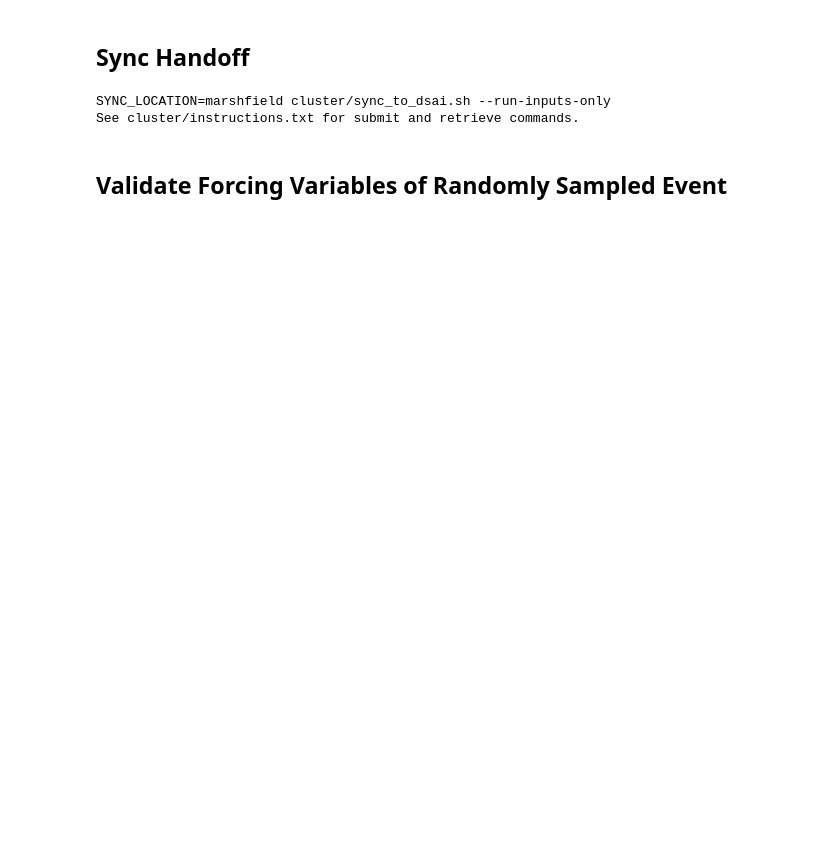
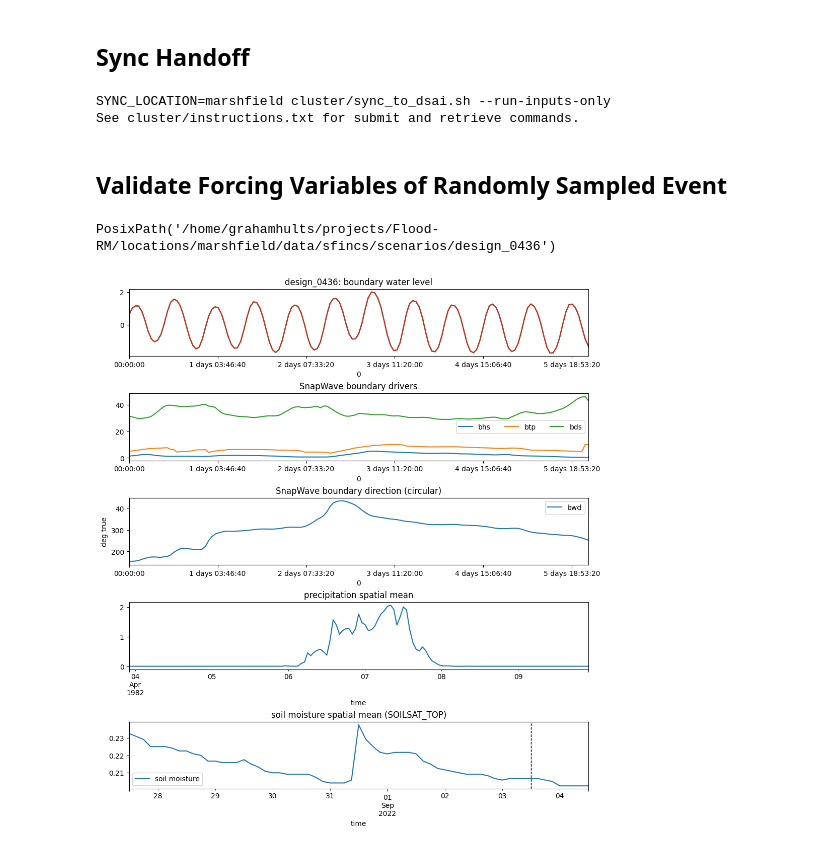
Before and after one commit to SusuXu-s-Lab/Flood-RM, a Jupyter notebook: locations/marshfield/02_flood/05_create_scenarios.ipynb, the cells around one changed output. Drawn from its saved outputs; the diff is of its cells as text; code cells hidden in the pictures; blank space fills up the shorter version.

Commit message:
circular wave dir

```diff
--- a/locations/marshfield/02_flood/05_create_scenarios.ipynb
+++ b/locations/marshfield/02_flood/05_create_scenarios.ipynb
@@ -60,7 +83,9 @@ See cluster/instructions.txt for submit and retrieve commands.
 # %%
 import json
 import matplotlib.pyplot as plt
+import numpy as np
 import xarray as xr
+from matplotlib.ticker import FuncFormatter
 
 scenarios_root = getattr(runtime, "sfincs_scenarios_root", None)
 if scenarios_root is None:
@@ -92,43 +117,64 @@ def dataset_mean_series(path):
         da = ds[next(iter(ds.data_vars))]
         return da.mean([d for d in da.dims if d != "time"]).to_series()
 
+def circular_mean_degrees(frame):
+    theta = np.deg2rad(frame.astype(float))
+    mean_sin = np.sin(theta).mean(axis=1)
+    mean_cos = np.cos(theta).mean(axis=1)
+    return pd.Series((np.rad2deg(np.arctan2(mean_sin, mean_cos)) + 360.0) % 360.0, index=frame.index)
+
+def unwrap_direction_degrees(series):
+    return pd.Series(np.rad2deg(np.unwrap(np.deg2rad(series.astype(float)))), index=series.index)
+
 panels = []
 if (event_dir / "sfincs.bzs").exists():
     wl = pd.read_csv(event_dir / "sfincs.bzs", sep=r"\s+", header=None).set_index(0)
     wl.index = pd.to_timedelta(wl.index, unit="s")
     panels.append((f"{event_dir.name}: boundary water level", [(wl, None)]))
 snap = []
-for fn in ["snapwave.bhs", "snapwave.btp", "snapwave.bwd", "snapwave.bds"]:
+bwd_unwrapped = None
+for fn in ["snapwave.bhs", "snapwave.btp", "snapwave.bds"]:
     if (event_dir / fn).exists():
         s = pd.read_csv(event_dir / fn, sep=r"\s+", header=None).set_index(0).mean(axis=1)
         s.index = pd.to_timedelta(s.index, unit="s")
         snap.append((s, fn.replace("snapwave.", "")))
 if snap:
     panels.append(("SnapWave boundary drivers", snap))
+if (event_dir / "snapwave.bwd").exists():
+    bwd = pd.read_csv(event_dir / "snapwave.bwd", sep=r"\s+", header=None).set_index(0)
+    bwd.index = pd.to_timedelta(bwd.index, unit="s")
+    bwd_unwrapped = unwrap_direction_degrees(circular_mean_degrees(bwd))
+    panels.append(("SnapWave boundary direction (circular)", [(bwd_unwrapped, "bwd")]))
 discharge_path = resolve_manifest_path(m.get("wflow_discharge_forcing"))
 if discharge_path and discharge_path.exists():
     panels.append(("Wflow-SFINCS discharge spatial/source mean", [(dataset_mean_series(discharge_path), None)]))
 precip_path = event_dir / m.get("netamprfile", "sfincs_netampr.nc")
 if precip_path.exists():
     panels.append(("precipitation spatial mean", [(dataset_mean_series(precip_path), None)]))
 sm_path = resolve_manifest_path(m.get("soil_moisture_member_file"))
 sm_time = m.get("soil_moisture_member_time") or m.get("event_reference_time") or m.get("rainfall_member_time") or m.get("run_start")
 if sm_path and sm_path.exists() and sm_time:
     sm_t = pd.Timestamp(sm_time)
     var = m.get("soil_moisture_summary", {}).get("soil_moisture_variable", "SOILSAT_TOP")
     sm = pd.read_csv(sm_path, usecols=["time", var], parse_dates=["time"])
     sm = sm[sm["time"].between(sm_t - pd.Timedelta(days=7), sm_t + pd.Timedelta(days=1))]
     panels.append((f"soil moisture spatial mean ({var})", [(sm.groupby("time")[var].mean(), "soil moisture")]))
 
 fig, axes = plt.subplots(len(panels), 1, figsize=(10, max(2.2 * len(panels), 4)), constrained_layout=True)
 if len(panels) == 1:
     axes = [axes]
 for ax, (title, series_items) in zip(axes, panels):
     for series, label in series_items:
         series.plot(ax=ax, label=label, legend=False)
     ax.set_title(title)
+    if title == "SnapWave boundary direction (circular)":
+        ax.yaxis.set_major_formatter(FuncFormatter(lambda y, _: f"{y % 360:.0f}"))
+        ax.set_ylabel("deg true")
     if any(label for _, label in series_items):
         ax.legend(ncol=min(len(series_items), 4))
 if sm_path and sm_path.exists() and sm_time and panels:
     axes[-1].axvline(pd.Timestamp(sm_time), color="k", ls="--", lw=1)
 event_dir
+# %% [output]
+PosixPath('/home/grahamhults/projects/Flood-RM/locations/marshfield/data/sfincs/scenarios/design_0436')
+[figure, added]
```
Also changed, not shown: parts of 1 cell of this notebook.
